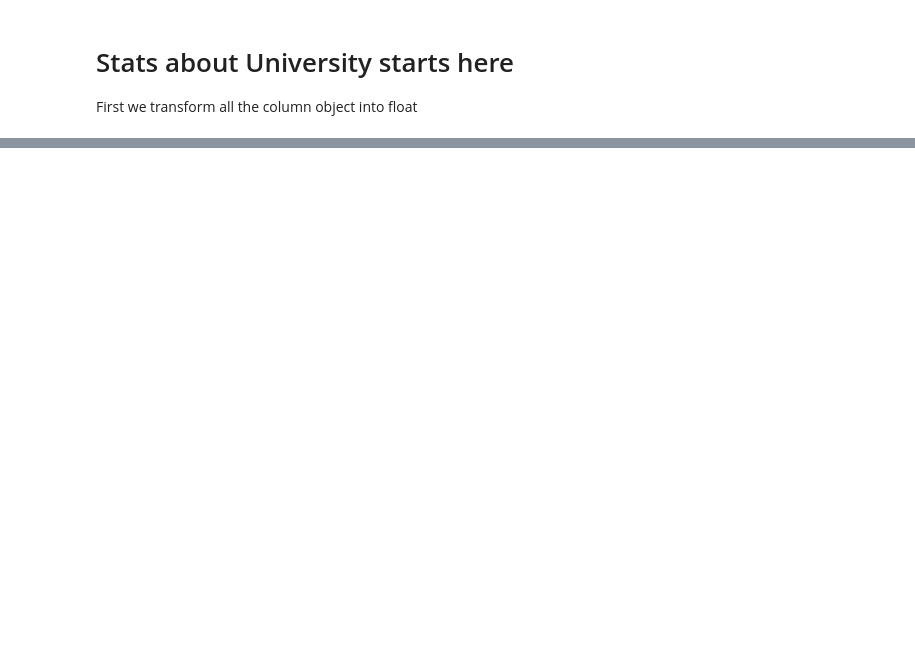
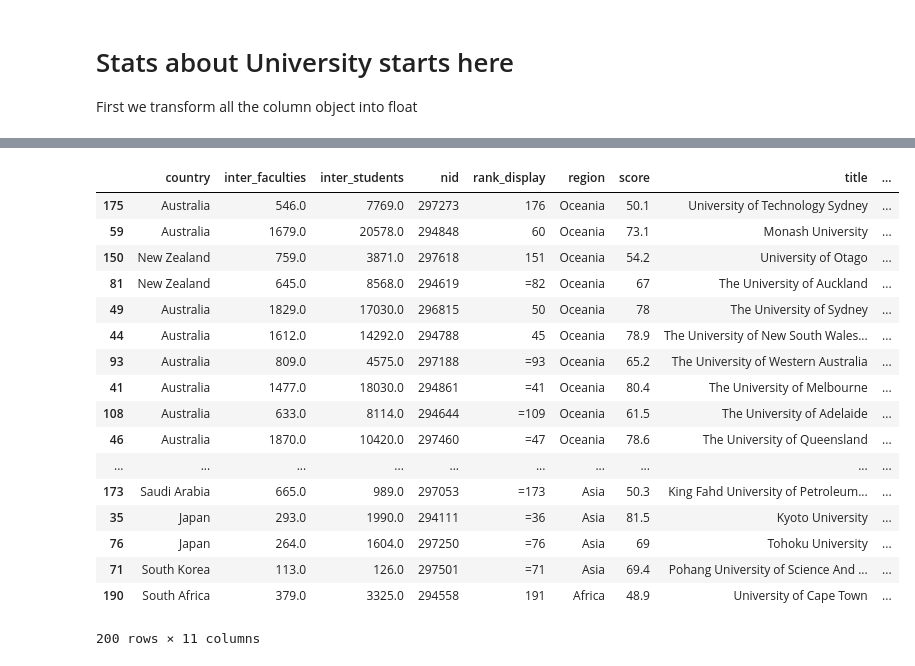
Before and after one commit to maxpr/ADA, a Jupyter notebook: 02 - Data from the Web/Homework2.ipynb, the cells around one changed output, grey strips where cells are left out. Cells and saved outputs as stored; diff of their text form; code cells hidden in the pictures; blank space fills up the shorter version.

```diff
--- a/02 - Data from the Web/Homework2.ipynb
+++ b/02 - Data from the Web/Homework2.ipynb
@@ -241,0 +268,21 @@ df_with_ratio_inter.sort_values(by="ratio",ascending=False).head()
+# %%
+df_with_ratio_tot.sort_values(["region","ratio"],ascending=False)
+# %% [output]
+|  | country | inter_faculties | inter_students | nid | rank_display | region | score | title | ... |
+| 175 | Australia | 546.0 | 7769.0 | 297273 | 176 | Oceania | 50.1 | University of Technology Sydney | ... |
+| 59 | Australia | 1679.0 | 20578.0 | 294848 | 60 | Oceania | 73.1 | Monash University | ... |
+| 150 | New Zealand | 759.0 | 3871.0 | 297618 | 151 | Oceania | 54.2 | University of Otago | ... |
+| 81 | New Zealand | 645.0 | 8568.0 | 294619 | =82 | Oceania | 67 | The University of Auckland | ... |
+| 49 | Australia | 1829.0 | 17030.0 | 296815 | 50 | Oceania | 78 | The University of Sydney | ... |
+| 44 | Australia | 1612.0 | 14292.0 | 294788 | 45 | Oceania | 78.9 | The University of New South Wales... | ... |
+| 93 | Australia | 809.0 | 4575.0 | 297188 | =93 | Oceania | 65.2 | The University of Western Australia | ... |
+| 41 | Australia | 1477.0 | 18030.0 | 294861 | =41 | Oceania | 80.4 | The University of Melbourne | ... |
+| 108 | Australia | 633.0 | 8114.0 | 294644 | =109 | Oceania | 61.5 | The University of Adelaide | ... |
+| 46 | Australia | 1870.0 | 10420.0 | 297460 | =47 | Oceania | 78.6 | The University of Queensland | ... |
+| ... | ... | ... | ... | ... | ... | ... | ... | ... | ... |
+| 173 | Saudi Arabia | 665.0 | 989.0 | 297053 | =173 | Asia | 50.3 | King Fahd University of Petroleum... | ... |
+| 35 | Japan | 293.0 | 1990.0 | 294111 | =36 | Asia | 81.5 | Kyoto University | ... |
+| 76 | Japan | 264.0 | 1604.0 | 297250 | =76 | Asia | 69 | Tohoku University | ... |
+| 71 | South Korea | 113.0 | 126.0 | 297501 | =71 | Asia | 69.4 | Pohang University of Science And ... | ... |
+| 190 | South Africa | 379.0 | 3325.0 | 294558 | 191 | Africa | 48.9 | University of Cape Town | ... |
+200 rows × 11 columns
```
Also changed, not shown: parts of 6 cells of this notebook.
